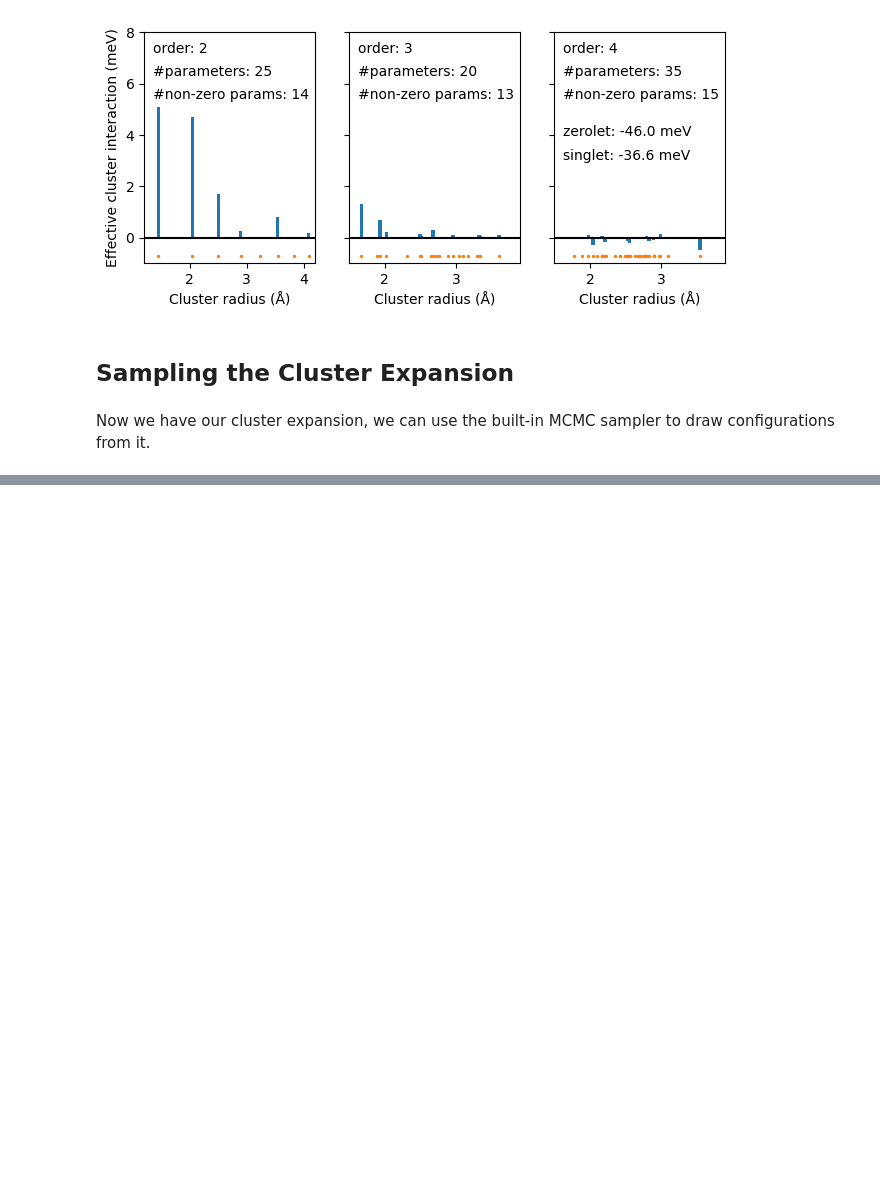
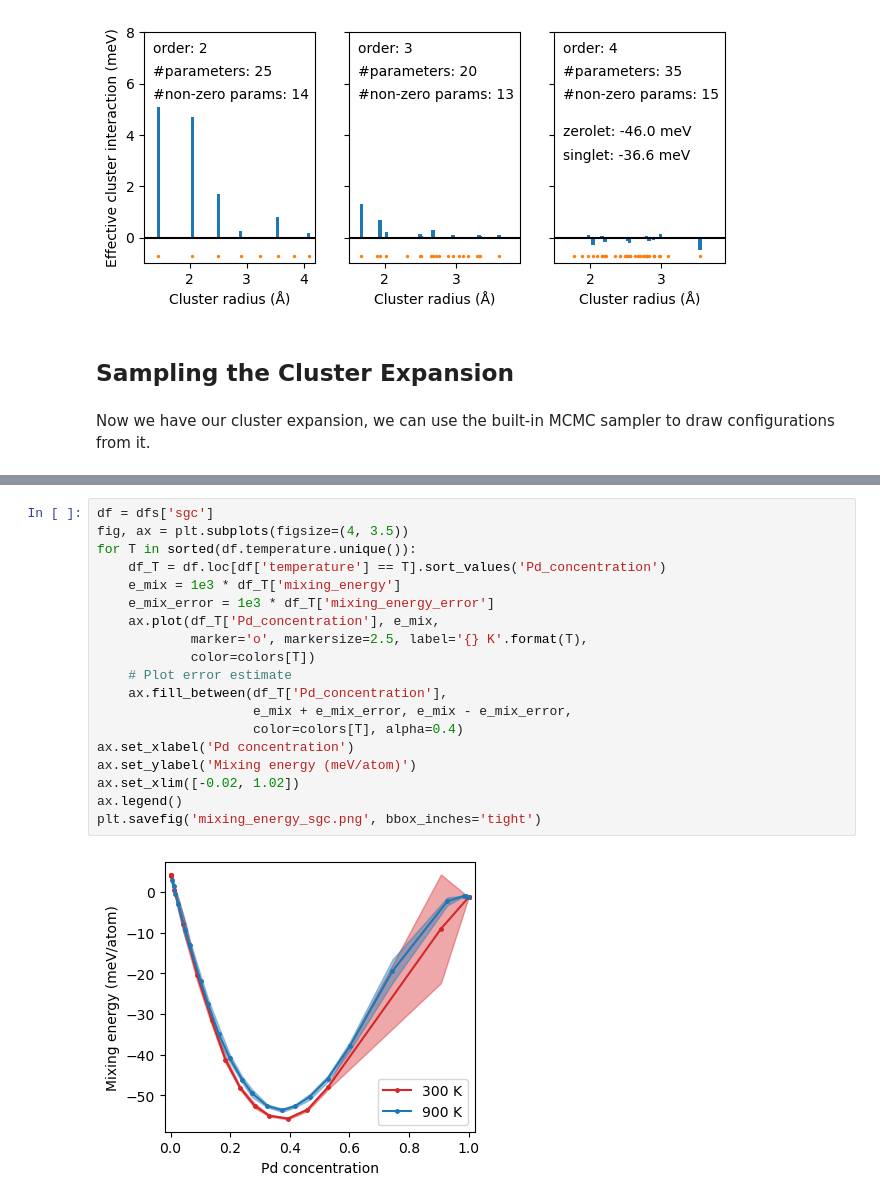
Before and after one commit to m-crabb/msc-dissertation-dnfs, a Jupyter notebook: notebooks/icet_agpb_tutorial.ipynb, the cells around one changed output, grey strips where cells are left out. Drawn from its saved outputs; the diff is of its cells as text; blank space fills up the shorter version.

```diff
--- a/notebooks/icet_agpb_tutorial.ipynb
+++ b/notebooks/icet_agpb_tutorial.ipynb
@@ -266,0 +404,21 @@ Now we have our cluster expansion, we can use the built-in MCMC sampler to draw
+# %%
+df = dfs['sgc']
+fig, ax = plt.subplots(figsize=(4, 3.5))
+for T in sorted(df.temperature.unique()):
+    df_T = df.loc[df['temperature'] == T].sort_values('Pd_concentration')
+    e_mix = 1e3 * df_T['mixing_energy']
+    e_mix_error = 1e3 * df_T['mixing_energy_error']
+    ax.plot(df_T['Pd_concentration'], e_mix,
+            marker='o', markersize=2.5, label='{} K'.format(T),
+            color=colors[T])
+    # Plot error estimate
+    ax.fill_between(df_T['Pd_concentration'],
+                    e_mix + e_mix_error, e_mix - e_mix_error,
+                    color=colors[T], alpha=0.4)
+ax.set_xlabel('Pd concentration')
+ax.set_ylabel('Mixing energy (meV/atom)')
+ax.set_xlim([-0.02, 1.02])
+ax.legend()
+plt.savefig('mixing_energy_sgc.png', bbox_inches='tight')
+# %% [output]
+[figure, added]
```
Also changed, not shown: parts of 13 cells of this notebook, 5 other files.
